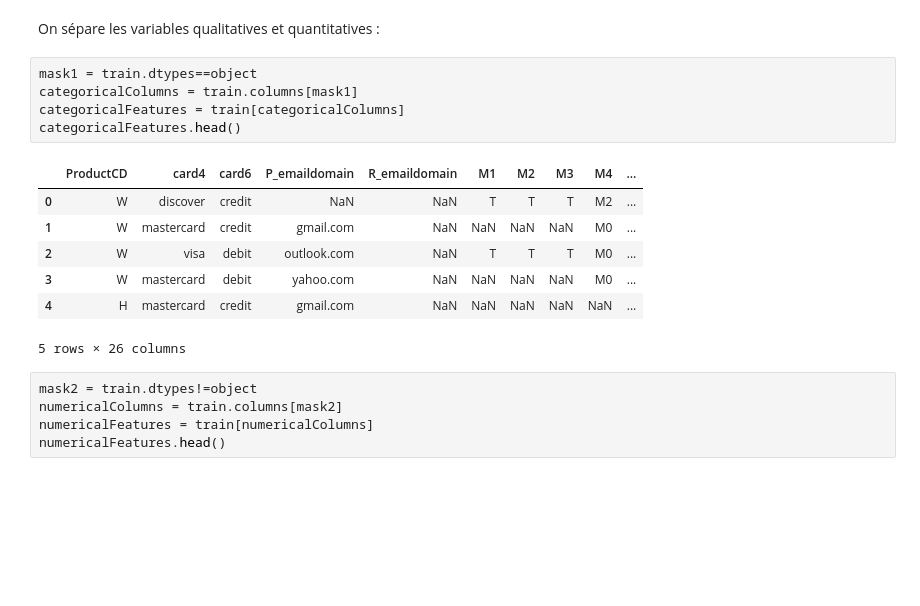
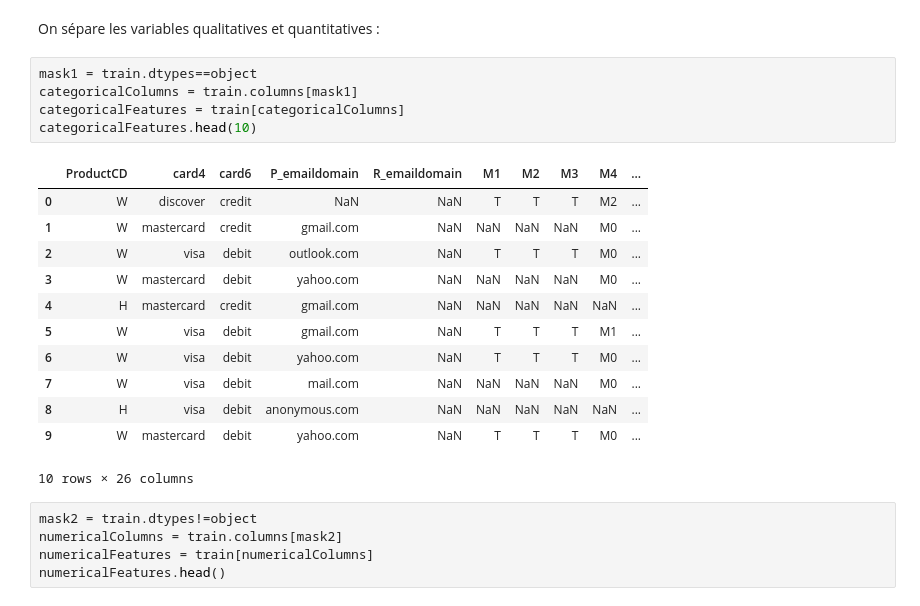
Before and after one commit to DataCampM2DSSAF/suivi-du-data-camp-ghoul_boubekeur_davidas, a Jupyter notebook: notebook_final.ipynb, the cells around one changed output. Drawn from its saved outputs; the diff is of its cells as text; blank space fills up the shorter version.

```diff
--- a/notebook_final.ipynb
+++ b/notebook_final.ipynb
@@ -406,16 +406,21 @@ On sépare les variables qualitatives et quantitatives :
 # %%
 mask1 = train.dtypes==object
 categoricalColumns = train.columns[mask1]
 categoricalFeatures = train[categoricalColumns]
-categoricalFeatures.head()
+categoricalFeatures.head(10)
 # %% [output]
 |  | ProductCD | card4 | card6 | P_emaildomain | R_emaildomain | M1 | M2 | M3 | M4 | ... |
 | 0 | W | discover | credit | NaN | NaN | T | T | T | M2 | ... |
 | 1 | W | mastercard | credit | gmail.com | NaN | NaN | NaN | NaN | M0 | ... |
 | 2 | W | visa | debit | outlook.com | NaN | T | T | T | M0 | ... |
 | 3 | W | mastercard | debit | yahoo.com | NaN | NaN | NaN | NaN | M0 | ... |
 | 4 | H | mastercard | credit | gmail.com | NaN | NaN | NaN | NaN | NaN | ... |
+| 5 | W | visa | debit | gmail.com | NaN | T | T | T | M1 | ... |
+| 6 | W | visa | debit | yahoo.com | NaN | T | T | T | M0 | ... |
+| 7 | W | visa | debit | mail.com | NaN | NaN | NaN | NaN | M0 | ... |
+| 8 | H | visa | debit | anonymous.com | NaN | NaN | NaN | NaN | NaN | ... |
+| 9 | W | mastercard | debit | yahoo.com | NaN | T | T | T | M0 | ... |
-5 rows × 26 columns
+10 rows × 26 columns
 # %%
 mask2 = train.dtypes!=object
 numericalColumns = train.columns[mask2]
```
Also changed, not shown: parts of 6 cells of this notebook.
